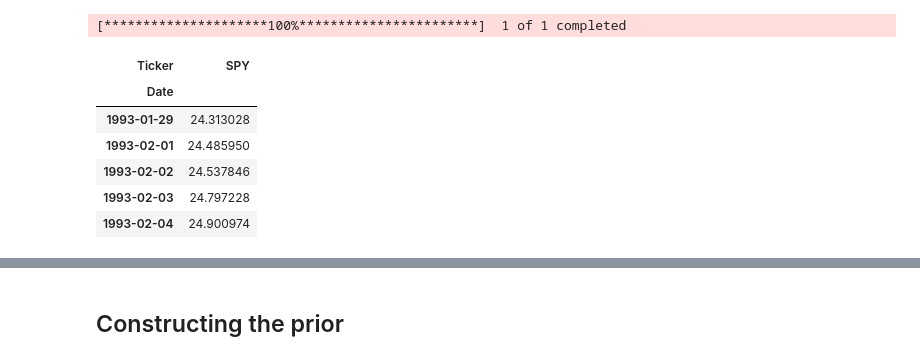
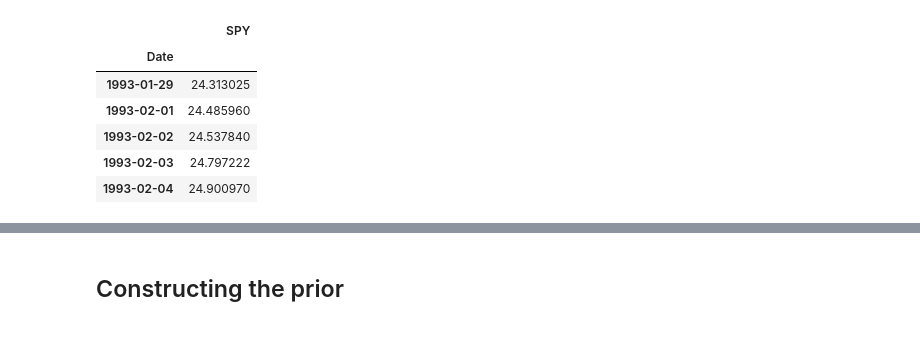
Before and after one commit to tschm/PyPortfolioOpt, a Jupyter notebook: cookbook/4-Black-Litterman-Allocation.ipynb, the cells around one changed output, grey strips where cells are left out. Saved outputs shown, nothing was run; the diff lists cells and outputs as text; code cells hidden in the pictures.

Commit message:
update spy_prices and notebooks

```diff
--- a/cookbook/4-Black-Litterman-Allocation.ipynb
+++ b/cookbook/4-Black-Litterman-Allocation.ipynb
@@ -67,16 +66,17 @@ prices.tail()
 | 2025-11-13 | 247.570007 | 237.580002 | 925.080017 | 107.610001 | 13.28 | 125.199997 | 309.480011 | 71.070000 | 33.040001 | 555.570007 | 503.290009 | ... |
 | 2025-11-14 | 245.210007 | 234.690002 | 922.979980 | 105.800003 | 13.19 | 125.019997 | 303.609985 | 71.160004 | 32.820000 | 545.729980 | 510.179993 | ... |
 # %%
-market_prices = yf.download("SPY", period="max")["Close"]
-market_prices.to_csv("data/spy_prices.csv")
+#market_prices = yf.download("SPY", period="max")["Close"]
+#market_prices.to_csv("data/spy_prices.csv")
+#market_prices.head()
+market_prices = pd.read_csv("data/spy_prices.csv", parse_dates=True, index_col="Date")
 market_prices.head()
 # %% [output]
-[*********************100%***********************]  1 of 1 completed
-| Ticker | SPY |
+|  | SPY |
 | Date |  |
-| 1993-01-29 | 24.313028 |
-| 1993-02-01 | 24.485950 |
-| 1993-02-02 | 24.537846 |
-| 1993-02-03 | 24.797228 |
-| 1993-02-04 | 24.900974 |
+| 1993-01-29 | 24.313025 |
+| 1993-02-01 | 24.485960 |
+| 1993-02-02 | 24.537840 |
+| 1993-02-03 | 24.797222 |
+| 1993-02-04 | 24.900970 |
 # %%
```
Also changed, not shown: parts of 3 cells of this notebook, 3 other files.
